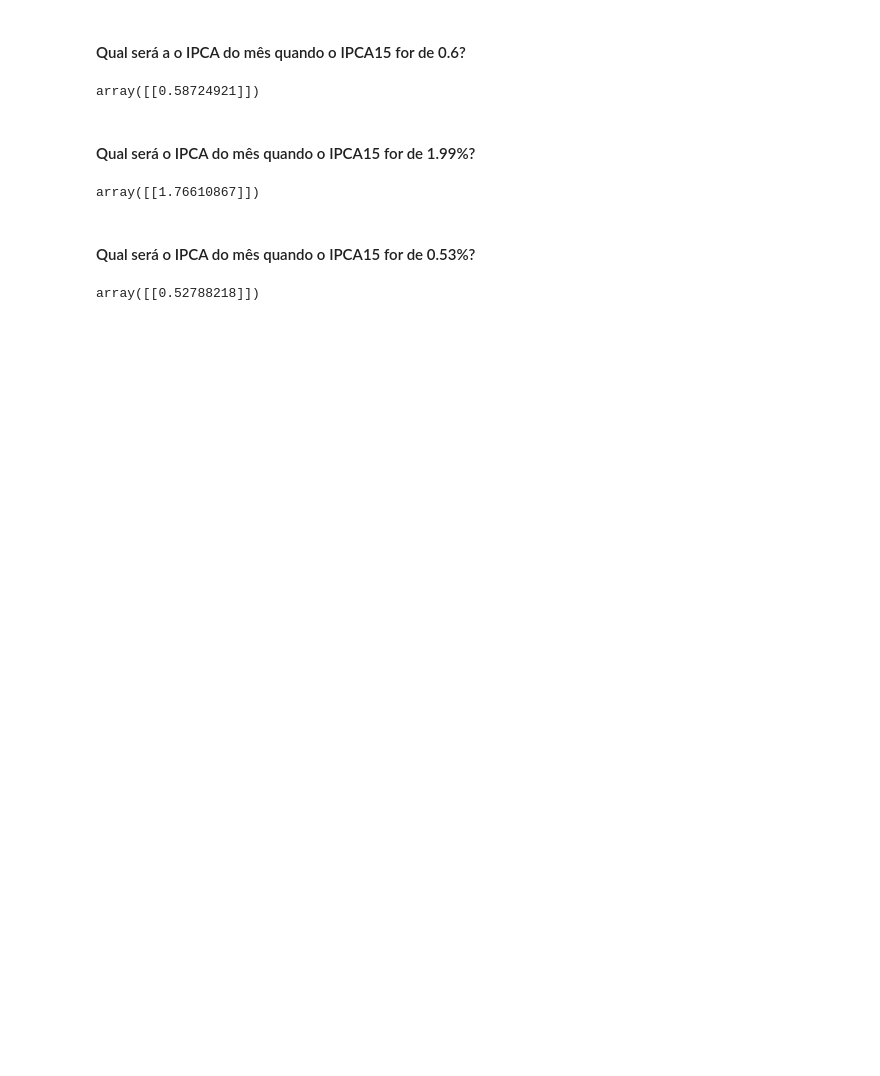
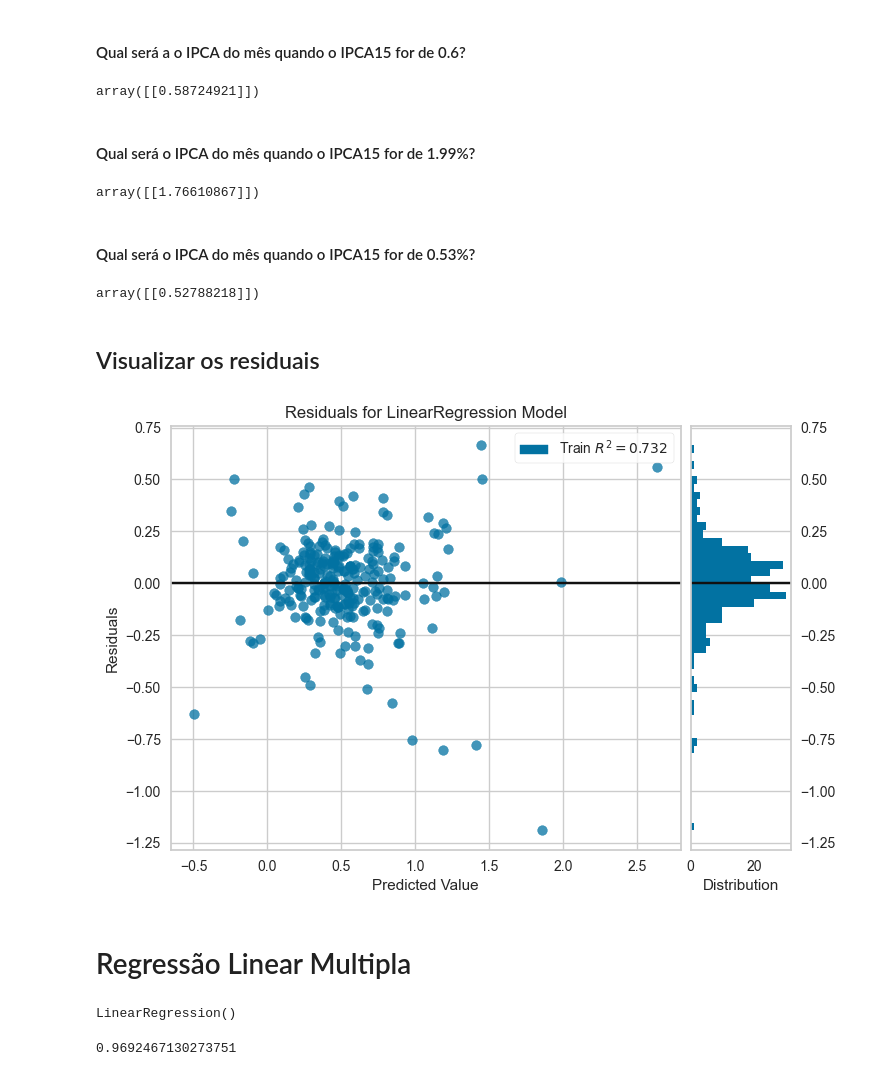
Before and after one commit to msfidelis/machine-learning-field-notes, a Jupyter notebook: python/notebooks/Estatistica/Regressão Linear.ipynb, the cells around one changed output. Cells and saved outputs as stored; diff of their text form; code cells hidden in the pictures; blank space fills up the shorter version.

```diff
--- a/python/notebooks/Estatistica/Regressão Linear.ipynb
+++ b/python/notebooks/Estatistica/Regressão Linear.ipynb
@@ -333,3 +368,13 @@ array([[1.76610867]])
 reg.predict([[0.53]])
 # %% [output]
 array([[0.52788218]])
+# %% [markdown]
+## Visualizar os residuais
+# %%
+visualizador = ResidualsPlot(reg)
+visualizador.fit(ipca_variacao.values.reshape(-1, 1), ipca15_variacao.values.reshape(-1, 1))
+visualizador.poof();
+# %% [output]
+[figure, added]
+# %% [markdown]
+# Regressão Linear Multipla
@@ -335,0 +386,8 @@ array([[0.52788218]])
+# %%
+modelo.fit(X, Y)
+# %% [output]
+LinearRegression()
+# %%
+modelo.score(X, Y)
+# %% [output]
+0.9692467130273751
```
Also changed, not shown: parts of 23 cells of this notebook, 2 other files.
